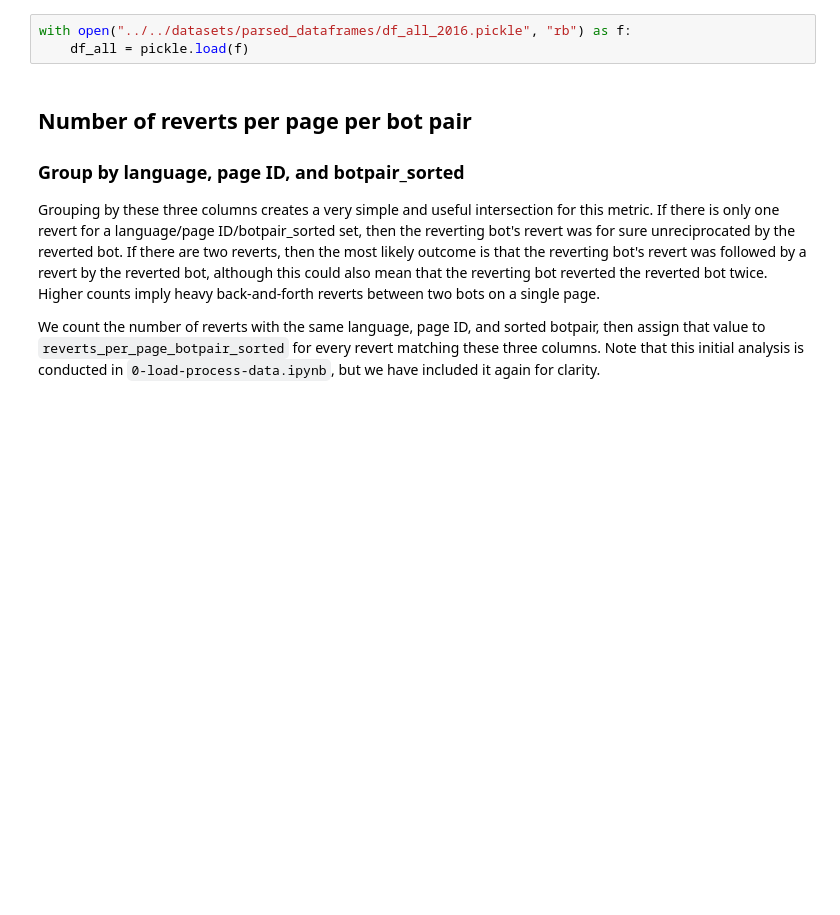
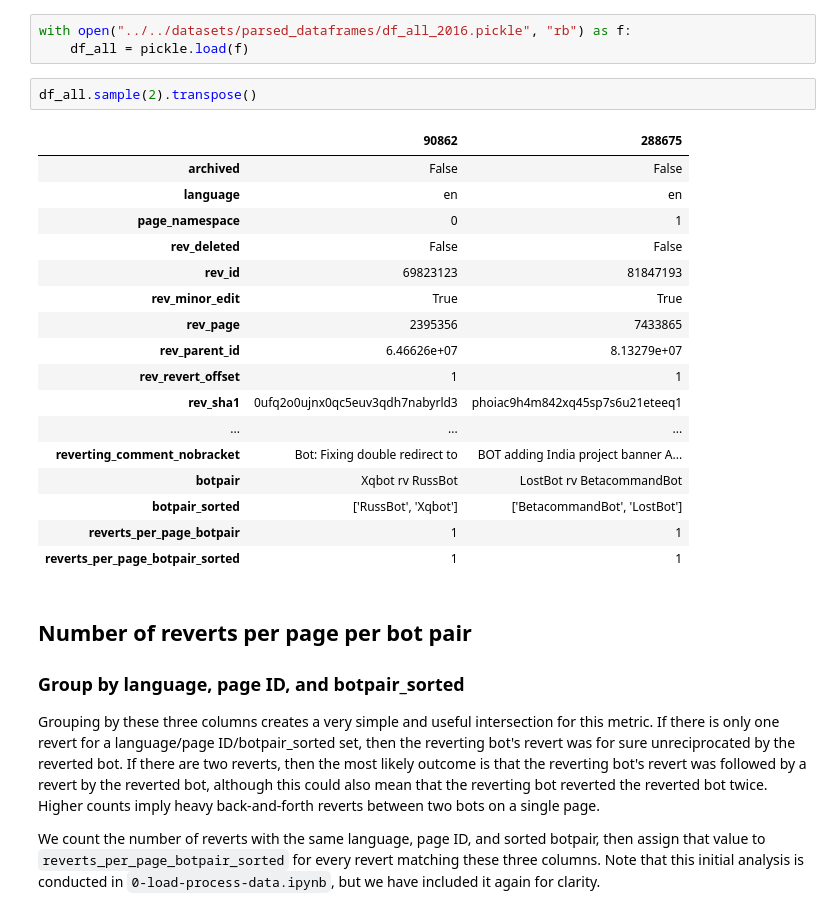
Before and after one commit to halfak/are-the-bots-really-fighting, a Jupyter notebook: analysis/main/4-3-reverts-per-page-exploratory.ipynb, the cells around one changed output. Drawn from its saved outputs; the diff is of its cells as text; blank space fills up the shorter version.

```diff
--- a/analysis/main/4-3-reverts-per-page-exploratory.ipynb
+++ b/analysis/main/4-3-reverts-per-page-exploratory.ipynb
@@ -13,6 +28,26 @@ import pickle
 # %%
 with open("../../datasets/parsed_dataframes/df_all_2016.pickle", "rb") as f:
     df_all = pickle.load(f)
+# %%
+df_all.sample(2).transpose()
+# %% [output]
+|  | 90862 | 288675 |
+| archived | False | False |
+| language | en | en |
+| page_namespace | 0 | 1 |
+| rev_deleted | False | False |
+| rev_id | 69823123 | 81847193 |
+| rev_minor_edit | True | True |
+| rev_page | 2395356 | 7433865 |
+| rev_parent_id | 6.46626e+07 | 8.13279e+07 |
+| rev_revert_offset | 1 | 1 |
+| rev_sha1 | 0ufq2o0ujnx0qc5euv3qdh7nabyrld3 | phoiac9h4m842xq45sp7s6u21eteeq1 |
+| ... | ... | ... |
+| reverting_comment_nobracket | Bot: Fixing double redirect to | BOT adding India project banner A... |
+| botpair | Xqbot rv RussBot | LostBot rv BetacommandBot |
+| botpair_sorted | ['RussBot', 'Xqbot'] | ['BetacommandBot', 'LostBot'] |
+| reverts_per_page_botpair | 1 | 1 |
+| reverts_per_page_botpair_sorted | 1 | 1 |
 # %% [markdown]
 ## Number of reverts per page per bot pair
 ### Group by language, page ID, and botpair_sorted
```
Also changed, not shown: parts of 10 cells of this notebook, 3 other files.
